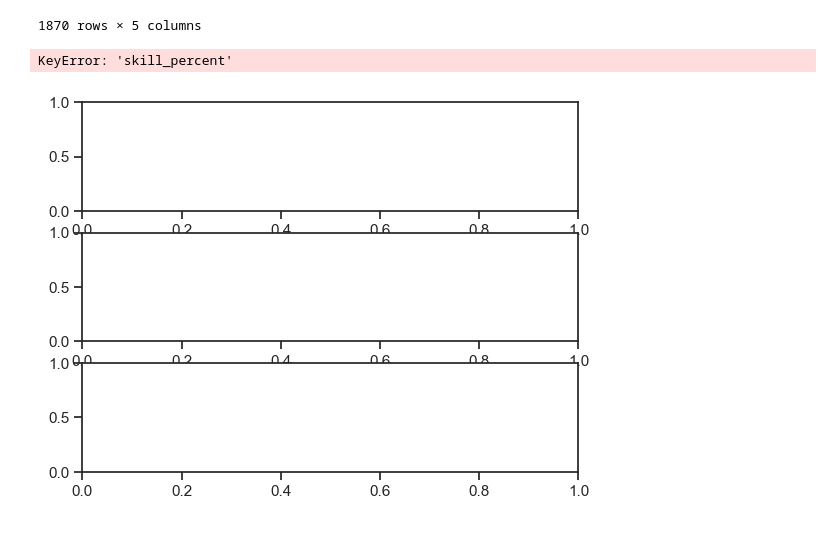
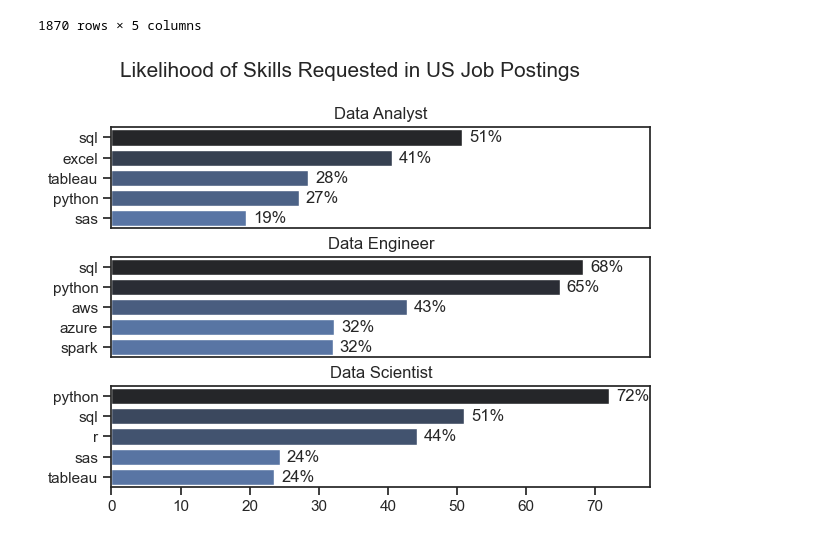
Before and after one commit to Sumed-git/Python_project, a Jupyter notebook: 3_Project_overview/2_Skill.ipynb, the cells around one changed output. Drawn from its saved outputs; the diff is of its cells as text; code cells hidden in the pictures.

```diff
--- a/3_Project_overview/2_Skill.ipynb
+++ b/3_Project_overview/2_Skill.ipynb
@@ -143,28 +144,40 @@ df_skills_perc
 | 1868 | no-sql | Machine Learning Engineer | 1 | 921 | 0.108578 |
 | 1869 | zoom | Cloud Engineer | 1 | 423 | 0.236407 |
 1870 rows × 5 columns
-# %%
-fig, ax = plt.subplots(len(job_titles), 1)
-
-for i, job_title in enumerate(job_titles):
-    df_plot = df_skills_perc[df_skills_perc['job_title_short'] == job_title].head(5)
-
-    df_plot.plot(
-        kind='barh',
-        x='job_skills',
-        y='skill_percent',
-        ax=ax[i],
-        title=job_title
-    )
-
-    ax[i].invert_yaxis()
-    ax[i].set_ylabel('')          # correct function
-    ax[i].legend().set_visible(False)
-
-fig.suptitle('Counts of Top Skills in Job Postings', fontsize=15)
-fig.tight_layout(h_pad=0.5)
-
-plt.show()
-# %% [output]
-KeyError: 'skill_percent'
-[figure, removed]
+# %%
+fig, ax = plt.subplots(len(job_titles), 1)
+
+sns.set_theme(style='ticks')
+
+for i, job_title in enumerate(job_titles):
+
+    df_plot = df_skills_perc[
+        df_skills_perc['job_title_short'] == job_title
+    ].head(5)
+
+    sns.barplot(
+        data=df_plot,
+        x='skill_percentage',
+        y='job_skills',
+        ax=ax[i],
+        hue='skill_count',
+        palette='dark:b_r'
+    )
+
+    ax[i].set_title(job_title)
+    ax[i].set_ylabel('')
+    ax[i].set_xlabel('')
+    ax[i].get_legend().remove()
+    ax[i].set_xlim(0, 78)
+
+    for n, v in enumerate(df_plot['skill_percentage']):
+        ax[i].text(v + 1, n, f'{v:.0f}%', va='center')
+
+    if i != len(job_titles) - 1:
+        ax[i].set_xticks([])
+
+fig.suptitle('Likelihood of Skills Requested in US Job Postings', fontsize=15)
+fig.tight_layout(h_pad=0.5)  # fix the overlap
+plt.show()
+# %% [output]
+[figure, added]
```
Also changed, not shown: parts of 2 cells of this notebook.
